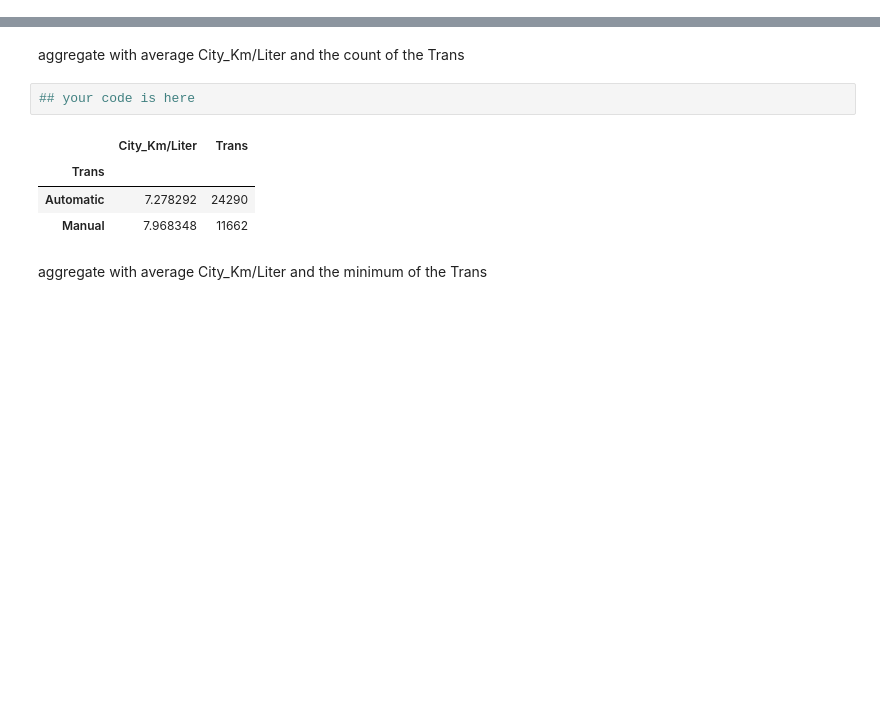
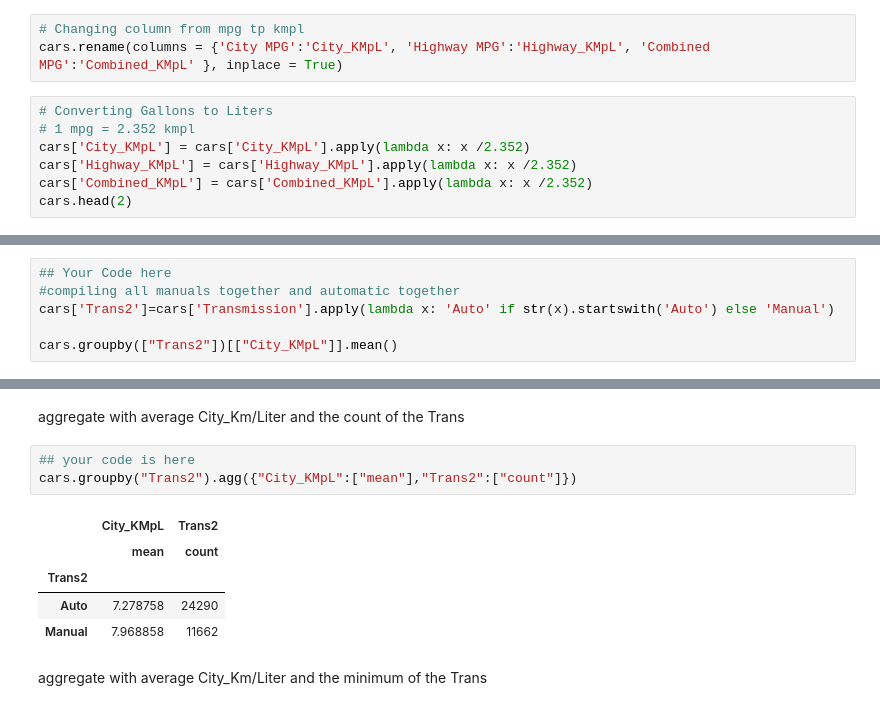
Before and after one commit to Sholypop/Lab, a Jupyter notebook: week2/Lab_Pandas_Grouping_Data_Vehicles.ipynb, the cells around one changed output, grey strips where cells are left out. Cells and saved outputs as stored; diff of their text form; blank space fills up the shorter version.

```diff
--- a/week2/Lab_Pandas_Grouping_Data_Vehicles.ipynb
+++ b/week2/Lab_Pandas_Grouping_Data_Vehicles.ipynb
@@ -202,0 +194,10 @@ TypeError: <lambda>() takes 1 positional argument but 2 were given
+# %%
+# Changing column from mpg tp kmpl
+cars.rename(columns = {'City MPG':'City_KMpL', 'Highway MPG':'Highway_KMpL', 'Combined MPG':'Combined_KMpL' }, inplace = True)
+# %%
+# Converting Gallons to Liters
+# 1 mpg = 2.352 kmpl
+cars['City_KMpL'] = cars['City_KMpL'].apply(lambda x: x /2.352)
+cars['Highway_KMpL'] = cars['Highway_KMpL'].apply(lambda x: x /2.352)
+cars['Combined_KMpL'] = cars['Combined_KMpL'].apply(lambda x: x /2.352)
+cars.head(2)
@@ -233,0 +256,6 @@ Do cars with automatic transmission consume more fuel than cars with manual tran
+# %%
+## Your Code here
+#compiling all manuals together and automatic together
+cars['Trans2']=cars['Transmission'].apply(lambda x: 'Auto' if str(x).startswith('Auto') else 'Manual')
+
+cars.groupby(["Trans2"])[["City_KMpL"]].mean()
@@ -237,11 +270,13 @@ Use `groupby` and `agg` with different aggregation measures for different column
 aggregate with average City_Km/Liter and the count of the Trans
 # %%
 ## your code is here
+cars.groupby("Trans2").agg({"City_KMpL":["mean"],"Trans2":["count"]})
 # %% [output]
-|  | City_Km/Liter | Trans |
-| Trans |  |  |
-| Automatic | 7.278292 | 24290 |
-| Manual | 7.968348 | 11662 |
+|  | City_KMpL | Trans2 |
+|  | mean | count |
+| Trans2 |  |  |
+| Auto | 7.278758 | 24290 |
+| Manual | 7.968858 | 11662 |
 # %% [markdown]
 aggregate with average City_Km/Liter and the minimum of the Trans
 # %%
```
Also changed, not shown: parts of 8 cells of this notebook, 1 other file.
